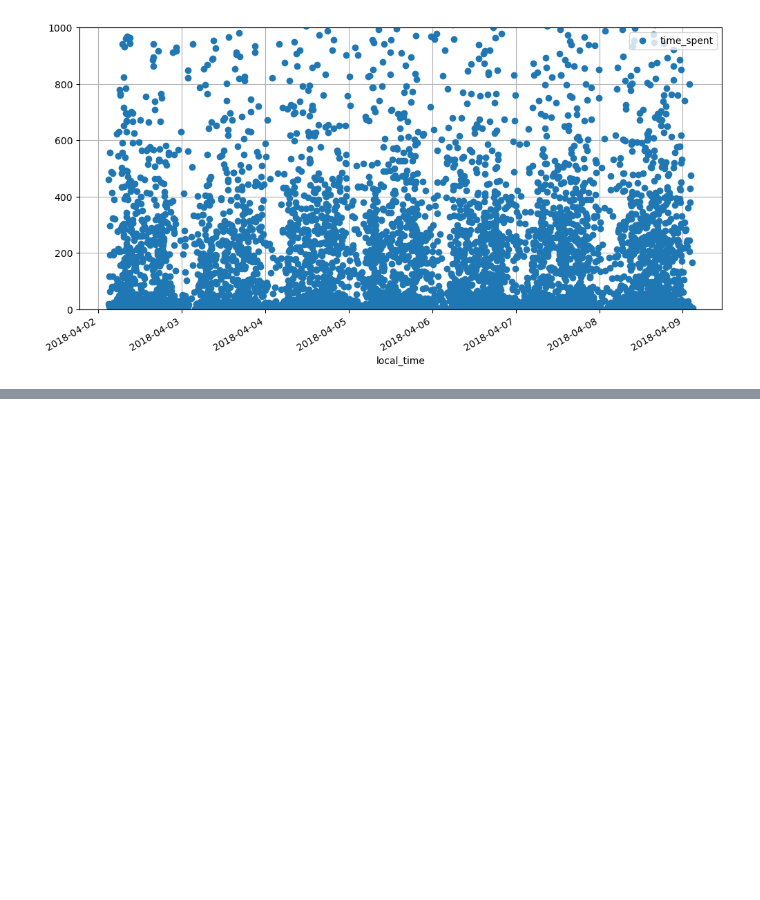
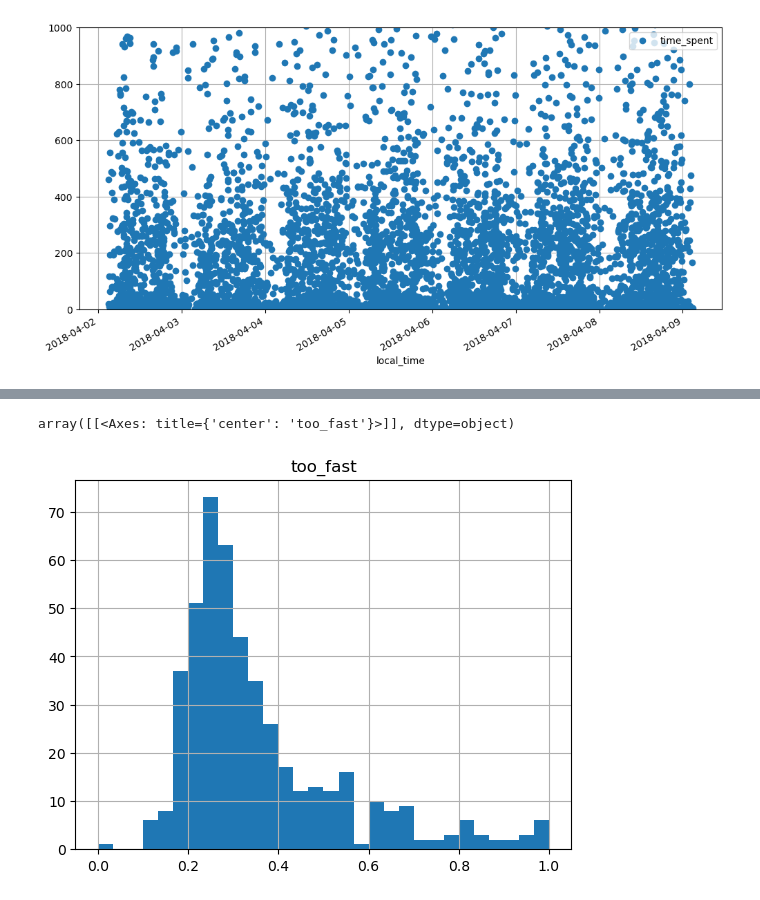
Before and after one commit to elyfaUniverse/data_sience_yandex, a Jupyter notebook: part_03/02.ipynb, the cells around one changed output, grey strips where cells are left out. Cells and saved outputs as stored; diff of their text form; code cells hidden in the pictures; blank space fills up the shorter version.

```diff
--- a/part_03/02.ipynb
+++ b/part_03/02.ipynb
@@ -247,0 +279,2 @@ sample_.plot(x='local_time', y='time_spent', style='o', ylim=(0, 1000), figsize=
+# %%
+data['too_fast']=data['time_spent']<60
@@ -247,0 +294,2 @@ sample_.plot(x='local_time', y='time_spent', style='o', ylim=(0, 1000), figsize=
+# %%
+too_fast_stat=data.pivot_table(index='id', values='too_fast')
@@ -247,0 +306,5 @@ sample_.plot(x='local_time', y='time_spent', style='o', ylim=(0, 1000), figsize=
+# %%
+too_fast_stat.hist(bins=30)
+# %% [output]
+array([[<Axes: title={'center': 'too_fast'}>]], dtype=object)
+[figure, added]
```
Also changed, not shown: parts of 59 cells of this notebook, 4 other files.
